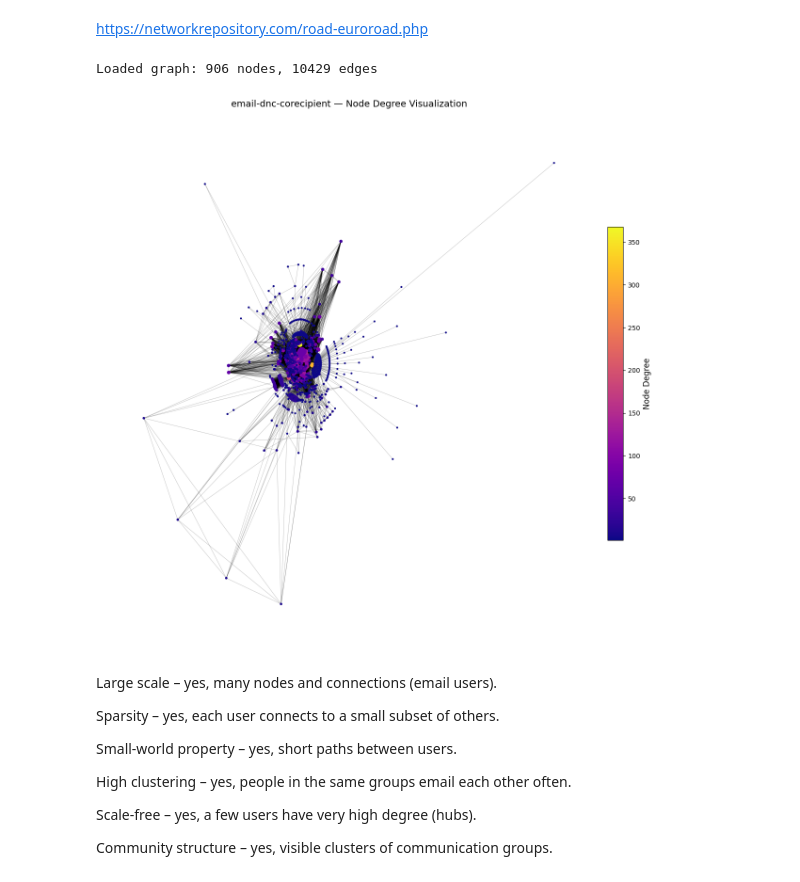
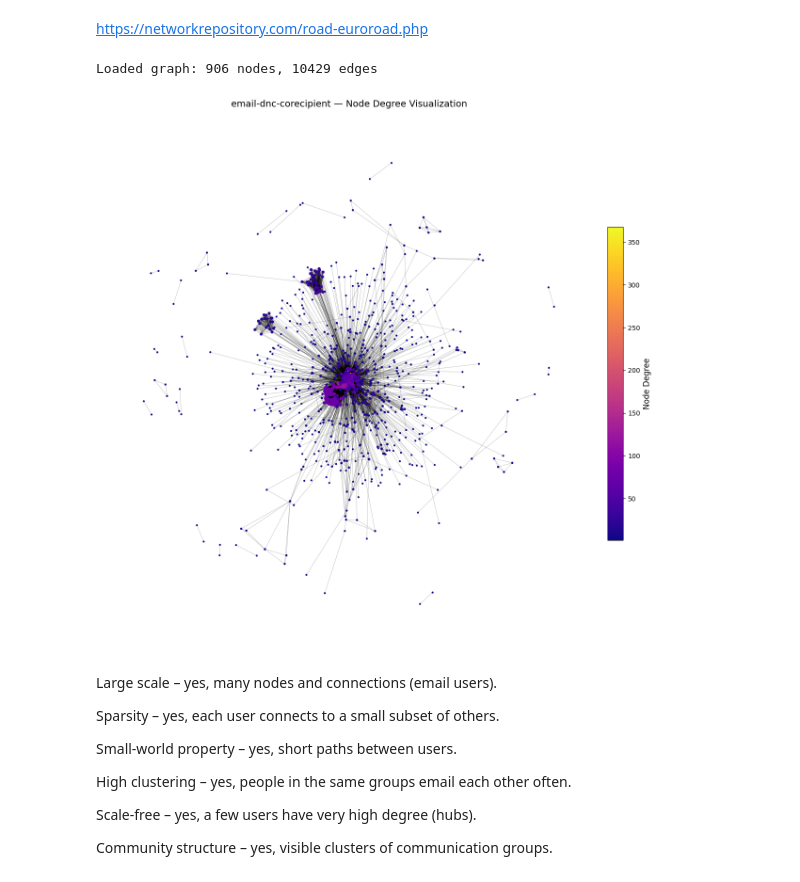
Before and after one commit to OganKuba/Social-Recomndation-Systems-Tasks, a Jupyter notebook: P2/p2.ipynb, the cells around one changed output. Cells and saved outputs as stored; diff of their text form; code cells hidden in the pictures.

```diff
--- a/P2/p2.ipynb
+++ b/P2/p2.ipynb
@@ -187,7 +187,7 @@ G = nx.read_edgelist(
 
 print(f"Loaded graph: {G.number_of_nodes()} nodes, {G.number_of_edges()} edges")
 
-positions = nx.kamada_kawai_layout(G)
+positions = nx.spring_layout(G)
 degree_dict = dict(G.degree())
 degree_values = np.array([degree_dict[n] for n in G.nodes()], dtype=float)
 
@@ -195,34 +195,34 @@ node_sizes = 6 + 3.0 * np.sqrt(degree_values)
 node_colors = degree_values
 
 fig, ax = plt.subplots(figsize=(12, 12))
 ax.set_title("email-dnc-corecipient — Node Degree Visualization", fontsize=14, pad=15)
 
 nx.draw_networkx_edges(G, positions, ax=ax, width=0.6, alpha=0.25)
 nx.draw_networkx_nodes(
     G,
     positions,
     ax=ax,
     node_size=node_sizes,
     node_color=node_colors,
     cmap="plasma",
     linewidths=0,
 )
 
 norm = Normalize(vmin=degree_values.min(), vmax=degree_values.max())
 cbar = fig.colorbar(
     plt.cm.ScalarMappable(norm=norm, cmap="plasma"),
     ax=ax,
     fraction=0.03,
     pad=0.02
 )
 cbar.set_label("Node Degree", fontsize=12)
 
 ax.set_axis_off()
 plt.tight_layout()
 plt.show()
 # %% [output]
 Loaded graph: 906 nodes, 10429 edges
-[figure, old version]
+[figure, new version]
 # %% [markdown]
 Large scale – yes, many nodes and connections (email users).
 
```
Also changed, not shown: parts of 1 cell of this notebook, 2 other files.
